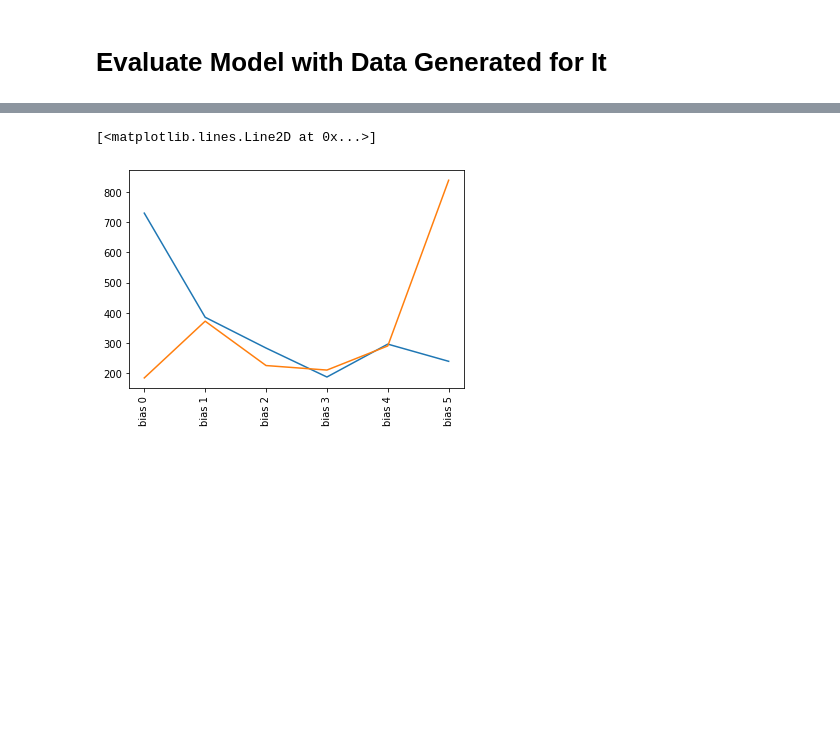
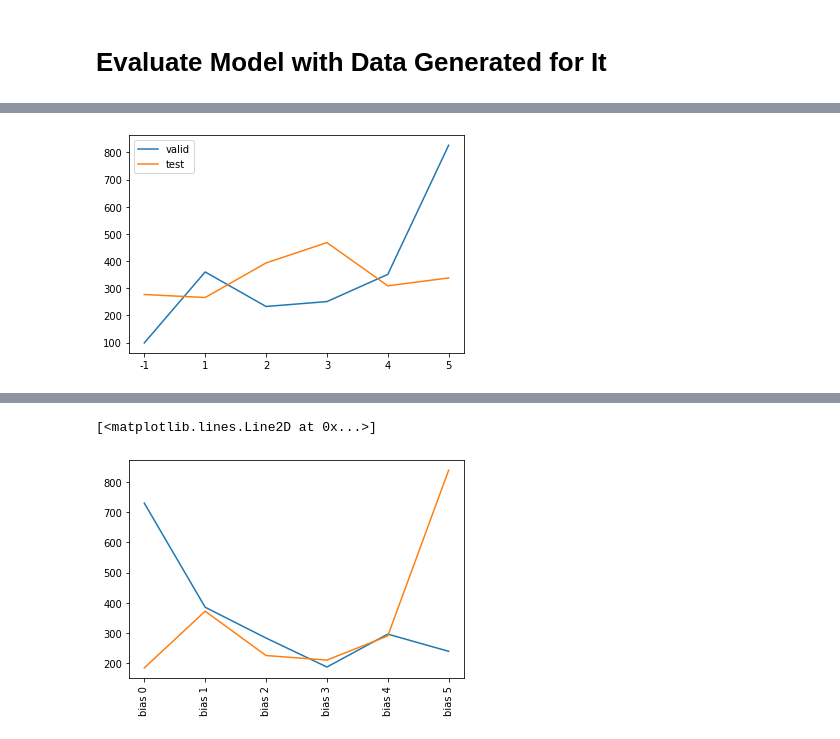
Before and after one commit to jesa7955/context-translation, a Jupyter notebook: notebooks/Oracle.ipynb, the cells around one changed output, grey strips where cells are left out. Saved outputs shown, nothing was run; the diff lists cells and outputs as text; code cells hidden in the pictures; blank space fills up the shorter version.

Commit message:
Updated analysis results

```diff
--- a/notebooks/Oracle.ipynb
+++ b/notebooks/Oracle.ipynb
@@ -129,0 +172,13 @@ jaen_table.groupby('model').count()['reference'].plot(rot=90)
+# %%
+def merge_table(a, b):
+    result = {}
+    result['valid'] = dict(a.groupby('context_sentence_distance').count()['reference'])
+    result['test'] = dict(b.groupby('context_sentence_distance').count()['reference'])
+    return result
+# %%
+enja_table = merge_table(enja_table_test, enja_table_valid)
+jaen_table = merge_table(jaen_table_test, jaen_table_valid)
+# %%
+ax = pd.DataFrame(enja_table).plot()
+# %% [output]
+[figure, added]
```
Also changed, not shown: parts of 25 cells of this notebook, 2 other files.
